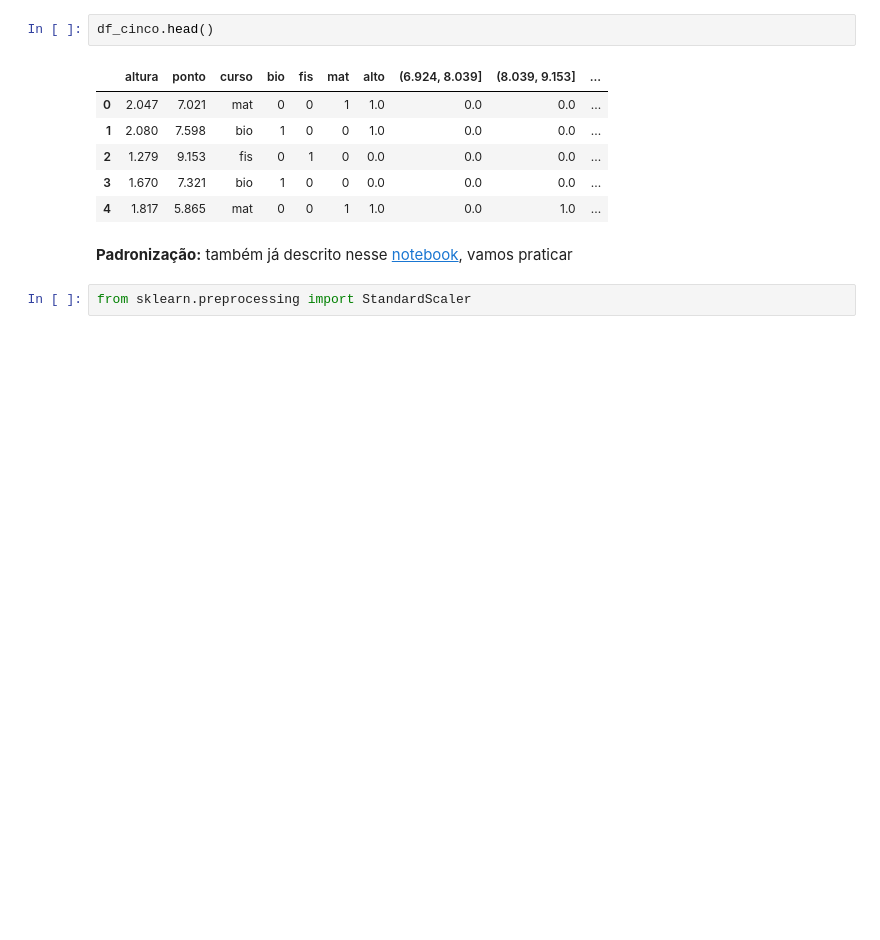
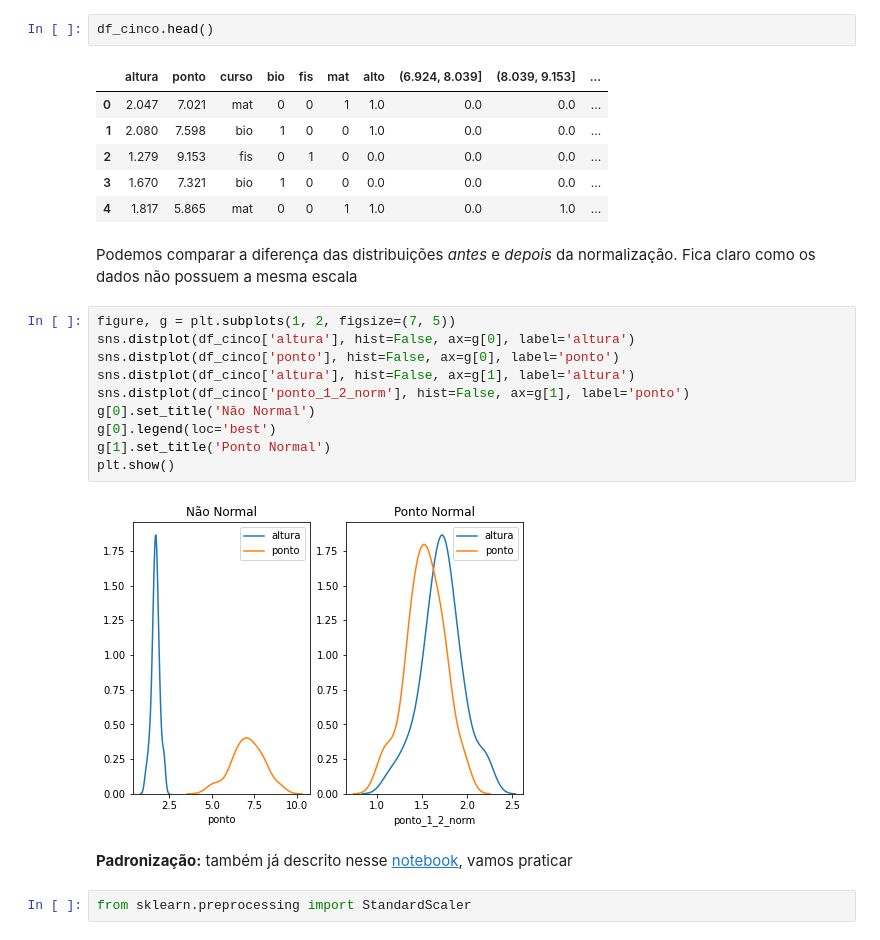
Before and after one commit to mikaelcordeiro/semanas, a Jupyter notebook: semana7/teoria.ipynb, the cells around one changed output. Saved outputs shown, nothing was run; the diff lists cells and outputs as text; blank space fills up the shorter version.

```diff
--- a/semana7/teoria.ipynb
+++ b/semana7/teoria.ipynb
@@ -220,6 +222,20 @@ df_cinco.head()
 | 2 | 1.279 | 9.153 | fis | 0 | 1 | 0 | 0.0 | 0.0 | 0.0 | ... |
 | 3 | 1.670 | 7.321 | bio | 1 | 0 | 0 | 0.0 | 0.0 | 0.0 | ... |
 | 4 | 1.817 | 5.865 | mat | 0 | 0 | 1 | 1.0 | 0.0 | 1.0 | ... |
+# %% [markdown]
+Podemos comparar a diferença das distribuições *antes* e *depois* da normalização. Fica claro como os dados não possuem a mesma escala
+# %%
+figure, g = plt.subplots(1, 2, figsize=(7, 5))
+sns.distplot(df_cinco['altura'], hist=False, ax=g[0], label='altura')
+sns.distplot(df_cinco['ponto'], hist=False, ax=g[0], label='ponto')
+sns.distplot(df_cinco['altura'], hist=False, ax=g[1], label='altura')
+sns.distplot(df_cinco['ponto_1_2_norm'], hist=False, ax=g[1], label='ponto')
+g[0].set_title('Não Normal')
+g[0].legend(loc='best')
+g[1].set_title('Ponto Normal')
+plt.show()
+# %% [output]
+[figure, added]
 # %% [markdown]
 **Padronização:** também já descrito nesse [notebook](https://github.com/mikaelcordeiro/semanas/blob/semana_7/semana7/semana_7.ipynb), vamos praticar
 # %%
```
Also changed, not shown: parts of 9 cells of this notebook.
